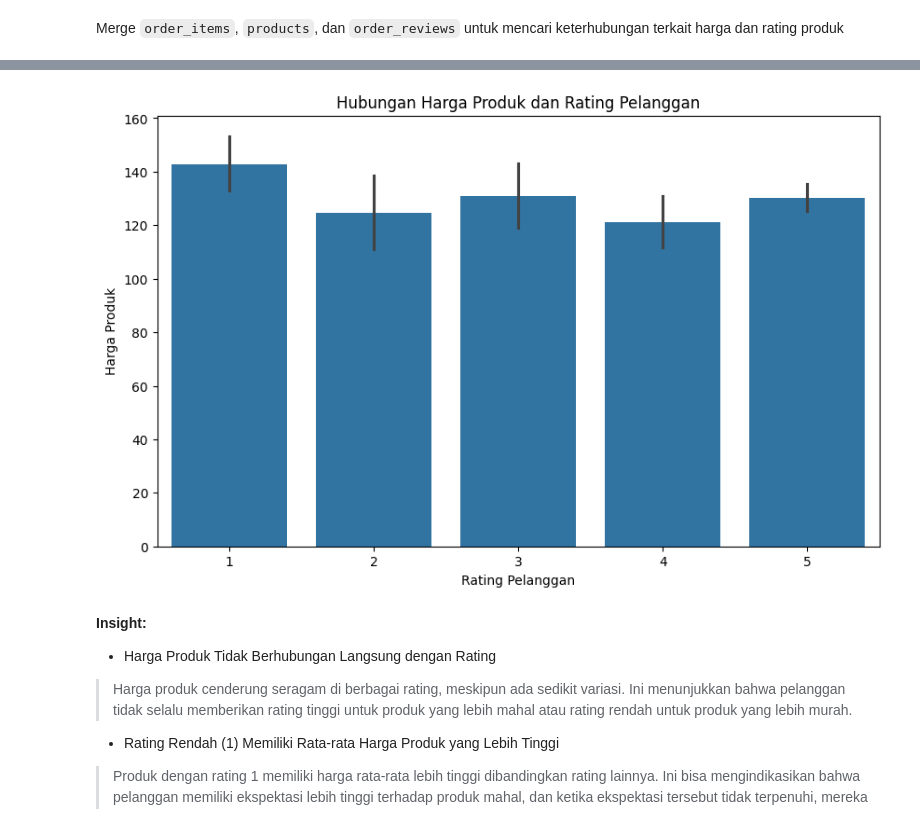
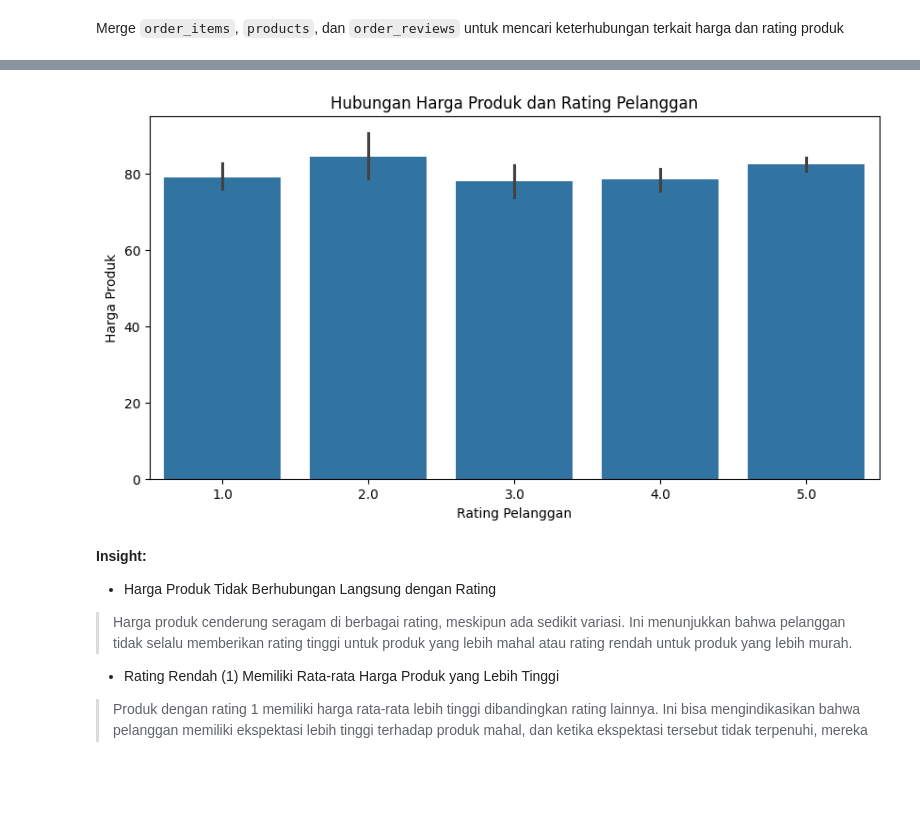
Before and after one commit to ahmadzkh/ecommerce_zaky, a Jupyter notebook: notebook_zaky.ipynb, the cells around one changed output, grey strips where cells are left out. Cells and saved outputs as stored; diff of their text form; code cells hidden in the pictures; blank space fills up the shorter version.

```diff
--- a/notebook_zaky.ipynb
+++ b/notebook_zaky.ipynb
@@ -799,11 +857,9 @@ Merge `orders` dan `oreder_items` untuk Transaksi per Bulan
 # %%
-orders_with_prices = pd.merge(orders, order_items[['order_id', 'price']], on='order_id', how='left')
+all_data['order_month'] = all_data['order_date'].dt.to_period('M')
 
-orders_with_prices['order_month'] = orders_with_prices['order_date'].dt.to_period('M')
-
-monthly_data = orders_with_prices.groupby('order_month').agg(
-    order_count=('order_id', 'nunique'),  # Count unique orders
-    total_revenue=('price', 'sum')      # Sum of prices for total revenue
+monthly_data = all_data.groupby('order_month').agg(
+    order_count=('order_id', 'nunique'),
+    total_revenue=('price', 'sum')
 ).reset_index()
 
 monthly_data.columns = ['Month', 'Order_Count', 'Total_Revenue']
@@ -853,7 +901,7 @@ Menampilkan group by Frequency, Monetary, Recency
 # %%
-allRfm_df['total_price'] = allRfm_df['price'] * allRfm_df['order_item_id']
+all_data['total_price'] = all_data['price'] * all_data['order_item_id']
 
-rfm_df = allRfm_df.groupby(by="customer_id", as_index=False).agg({
+rfm_df = all_data.groupby(by="customer_id", as_index=False).agg({
     "order_date": "max",
     "order_id": "nunique",
     "total_price": "sum"
@@ -861,7 +909,7 @@ rfm_df = allRfm_df.groupby(by="customer_id", as_index=False).agg({
 rfm_df.columns = ["customer_id", "max_order_timestamp", "frequency", "monetary"]
 
 rfm_df["max_order_timestamp"] = rfm_df["max_order_timestamp"].dt.date
-recent_date = allRfm_df["order_date"].dt.date.max()
+recent_date = all_data["order_date"].dt.date.max()
 rfm_df["recency"] = rfm_df["max_order_timestamp"].apply(lambda x: (recent_date - x).days)
 
 rfm_df.drop("max_order_timestamp", axis=1, inplace=True)
@@ -1030,0 +1055,5 @@ display(price_rating_df)
+# %%
+price_rating_df = all_data[['product_id', 'price', 'review_score']]
+price_rating_df = price_rating_df.sort_values(by=['review_score'], ascending=True)
+
+display(price_rating_df)
@@ -1031,12 +1074,13 @@ display(price_rating_df)
 # %%
-plt.figure(figsize=(10, 6))
+plt.figure(figsize=(10, 5))
+
 sns.barplot(x='review_score', y='price', data=price_rating_df)
 plt.title('Hubungan Harga Produk dan Rating Pelanggan')
 plt.xlabel('Rating Pelanggan')
 plt.ylabel('Harga Produk')
 plt.show()
 # %% [output]
-[figure, old version]
+[figure, new version]
 # %% [markdown]
 **Insight:**
 
```
Also changed, not shown: parts of 22 cells of this notebook, 1 other file.
